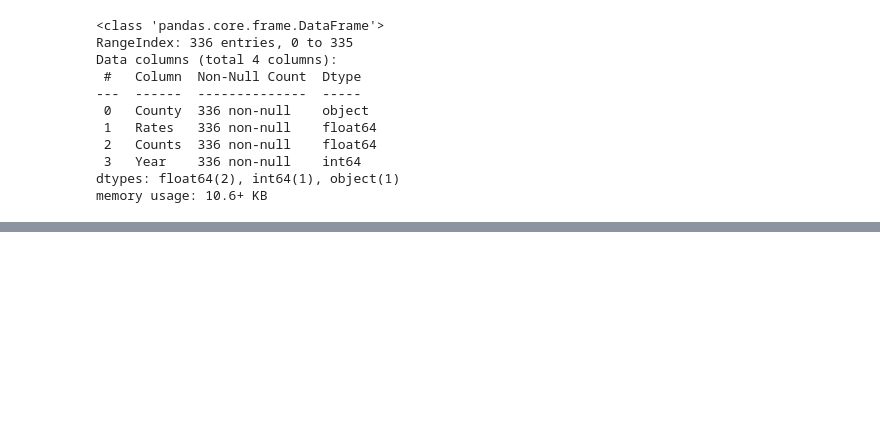
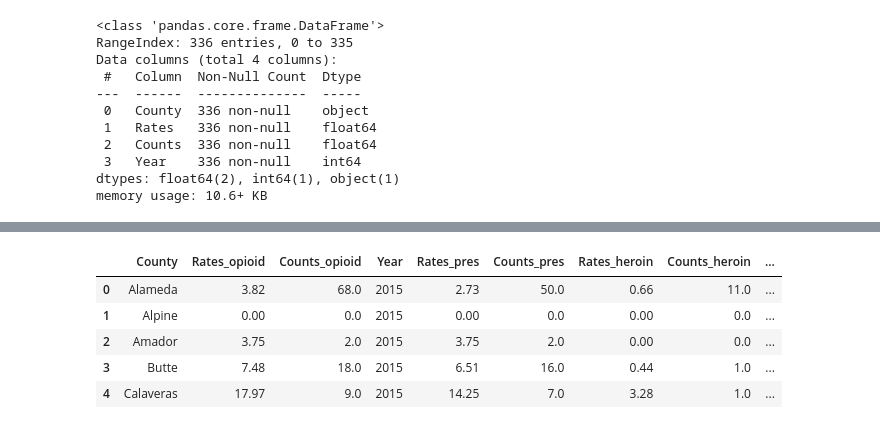
Before and after one commit to mellanyquiroz/DS4A-Team-69-Project, a Jupyter notebook: exploratory data analysis/Data merging.ipynb, the cells around one changed output, grey strips where cells are left out. Saved outputs shown, nothing was run; the diff lists cells and outputs as text; code cells hidden in the pictures; blank space fills up the shorter version.

Commit message:
merge deaths data

```diff
--- a/exploratory data analysis/Data merging.ipynb
+++ b/exploratory data analysis/Data merging.ipynb
@@ -237,6 +237,6 @@ Data columns (total 4 columns):
 dtypes: float64(2), int64(1), object(1)
 memory usage: 10.6+ KB
 # %%
-county_deaths = county_opioid.reset_index().join(county_prescription.reset_index(), on=["County","Year"], rsuffix="pres", how ="outer")
+county_deaths = county_opioid.merge(county_prescription, on=["County","Year"], suffixes=["_opioid","_pres"])
 county_deaths.head()
 # %% [output]
@@ -243,0 +249,3 @@ ValueError: len(left_on) must equal the number of levels in the index of "right"
+# %%
+heroin_fentanyl = county_heroin.merge(county_fentanyl,on=["County","Year"], suffixes=["_heroin","_fentanyl"])
+heroin_fentanyl.head()
@@ -243,0 +259,10 @@ ValueError: len(left_on) must equal the number of levels in the index of "right"
+# %%
+allmerged = county_deaths.merge(heroin_fentanyl, on=["County","Year"])
+allmerged.head()
+# %% [output]
+|  | County | Rates_opioid | Counts_opioid | Year | Rates_pres | Counts_pres | Rates_heroin | Counts_heroin | ... |
+| 0 | Alameda | 3.82 | 68.0 | 2015 | 2.73 | 50.0 | 0.66 | 11.0 | ... |
+| 1 | Alpine | 0.00 | 0.0 | 2015 | 0.00 | 0.0 | 0.00 | 0.0 | ... |
+| 2 | Amador | 3.75 | 2.0 | 2015 | 3.75 | 2.0 | 0.00 | 0.0 | ... |
+| 3 | Butte | 7.48 | 18.0 | 2015 | 6.51 | 16.0 | 0.44 | 1.0 | ... |
+| 4 | Calaveras | 17.97 | 9.0 | 2015 | 14.25 | 7.0 | 3.28 | 1.0 | ... |
```
Also changed, not shown: parts of 3 cells of this notebook, 1 other file.
